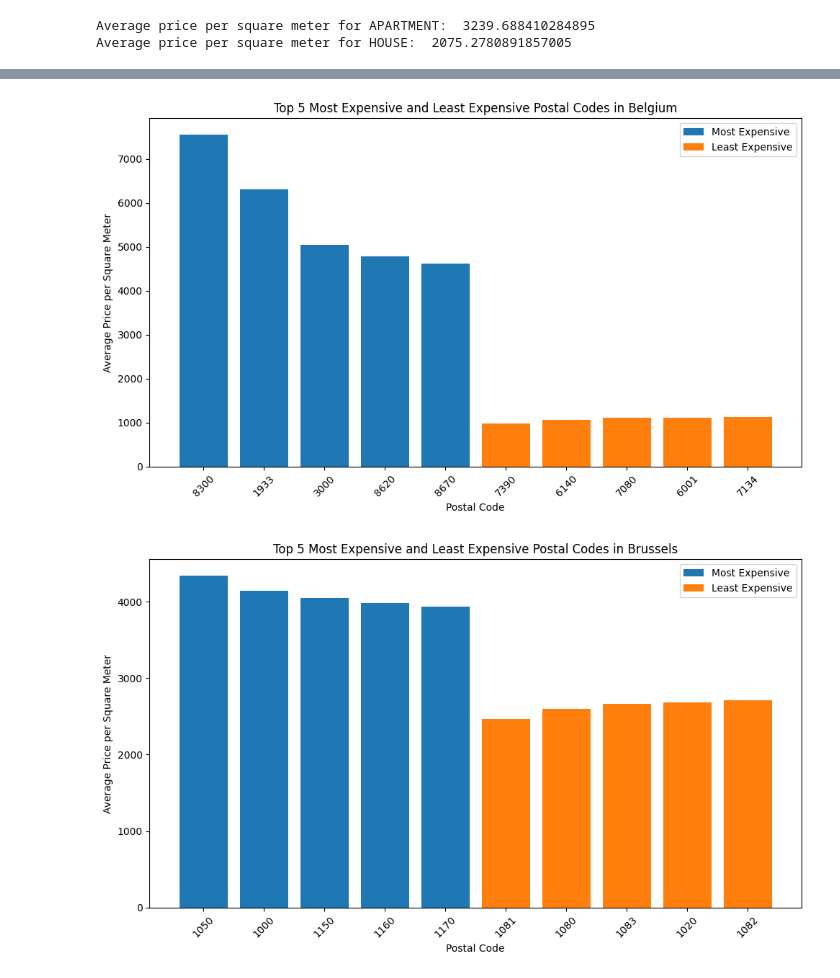
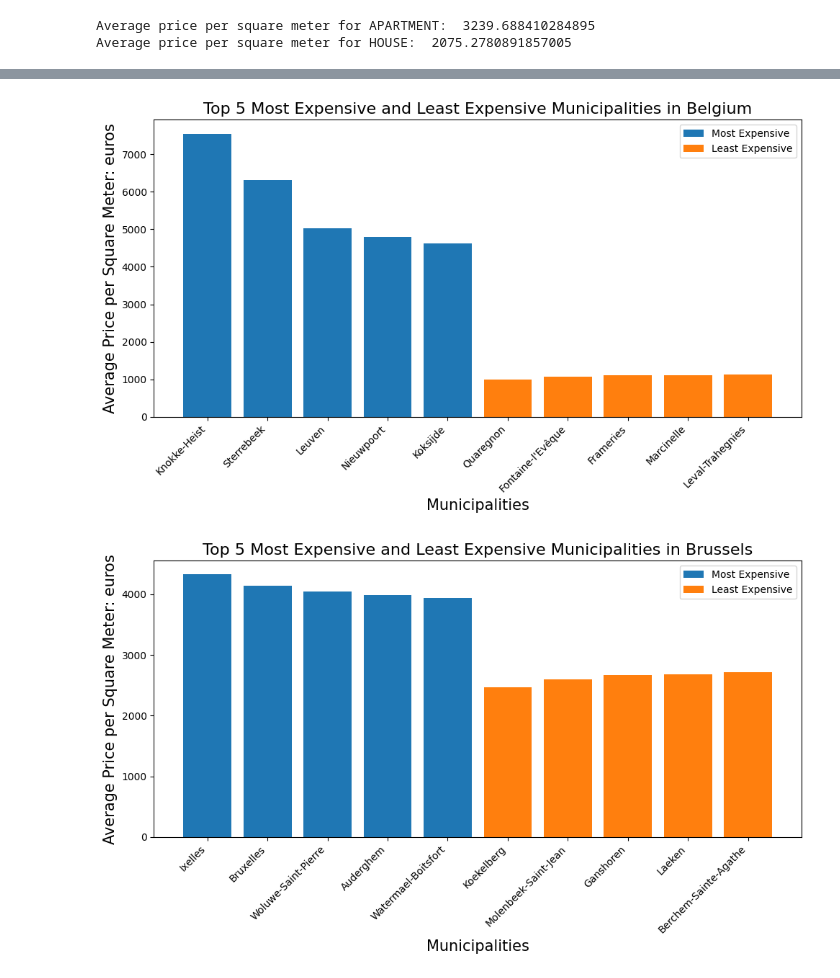
Before and after one commit to ChristosRaptis/challenge-data-analysis, a Jupyter notebook: data-analysis_complete_Yuliia.ipynb, the cells around one changed output, grey strips where cells are left out. Saved outputs shown, nothing was run; the diff lists cells and outputs as text; code cells hidden in the pictures.

```diff
--- a/data-analysis_complete_Yuliia.ipynb
+++ b/data-analysis_complete_Yuliia.ipynb
@@ -1493,44 +1484,48 @@ top_5_least_expensive_postal_codes = postal_code_stats.nsmallest(5)
 plt.figure(figsize=(10, 6))
 plt.bar(top_5_expensive_postal_codes.index, top_5_expensive_postal_codes.values, label='Most Expensive')
 plt.bar(top_5_least_expensive_postal_codes.index, top_5_least_expensive_postal_codes.values, label='Least Expensive')
-plt.xlabel('Postal Code')
-plt.ylabel('Average Price per Square Meter')
-plt.title('Top 5 Most Expensive and Least Expensive Postal Codes in Belgium')
+plt.xlabel('Municipalities', fontsize=15)
+plt.ylabel('Average Price per Square Meter: euros', fontsize=15)
+plt.title('Top 5 Most Expensive and Least Expensive Municipalities in Belgium', fontsize=16)
 plt.legend()
-plt.xticks(rotation=45)
+plt.xticks(rotation=45, ha="right")
+plt.xticks(ticks=[0, 1, 2, 3, 4, 5, 6, 7, 8, 9], labels=['Knokke-Heist', 'Sterrebeek', 'Leuven', 'Nieuwpoort', 'Koksijde',
+                  'Quaregnon', "Fontaine-l'Evêque", 'Frameries', 'Marcinelle', 'Leval-Trahegnies'])
 plt.tight_layout()
 plt.savefig('top_5_price_per_sqm.jpg')  # Save the image as JPEG
 plt.show()
 # %% [output]
-[figure, old version]
+[figure, new version]
 # %%
 #Calculate price per square meter
 immo_dataset['price_per_sqm'] = immo_dataset['price'] / immo_dataset['habitable_surface']
 
 #Filter the dataset for the Flanders region
 brussels_dataset = immo_dataset[immo_dataset['region'] == 'Brussels']
 
 #Group by postal code and calculate the average price per square meter
 postal_code_stats = brussels_dataset.groupby('postal_code')['price_per_sqm'].mean()
 
 #Sort the postal codes based on the average price per square meter in descending order
 top_5_expensive_postal_codes = postal_code_stats.nlargest(5)
 top_5_least_expensive_postal_codes = postal_code_stats.nsmallest(5)
 
 #Plotting the top 5 most expensive and least expensive postal codes in Flanders
 plt.figure(figsize=(10, 6))
 plt.bar(top_5_expensive_postal_codes.index, top_5_expensive_postal_codes.values, label='Most Expensive')
 plt.bar(top_5_least_expensive_postal_codes.index, top_5_least_expensive_postal_codes.values, label='Least Expensive')
-plt.xlabel('Postal Code')
-plt.ylabel('Average Price per Square Meter')
-plt.title('Top 5 Most Expensive and Least Expensive Postal Codes in Brussels')
+plt.xlabel('Municipalities', fontsize=15)
+plt.ylabel('Average Price per Square Meter: euros', fontsize=15)
+plt.title('Top 5 Most Expensive and Least Expensive Municipalities in Brussels', fontsize=16)
 plt.legend()
-plt.xticks(rotation=45)
+plt.xticks(rotation=45, ha="right")
+plt.xticks(ticks=[0, 1, 2, 3, 4, 5, 6, 7, 8, 9], labels=['Ixelles', 'Bruxelles', 'Woluwe-Saint-Pierre', 'Auderghem', 'Watermael-Boitsfort',
+                  'Koekelberg', "Molenbeek-Saint-Jean", 'Ganshoren', 'Laeken', 'Berchem-Sainte-Agathe'])
 plt.tight_layout()
 plt.savefig('top_5_price_per_sqm.jpg')  # Save the image as JPEG
 plt.show()
 # %% [output]
-[figure, old version]
+[figure, new version]
 # %%
 #Calculate price per square meter
 immo_dataset['price_per_sqm'] = immo_dataset['price'] / immo_dataset['habitable_surface']
```
Also changed, not shown: parts of 8 cells of this notebook.
